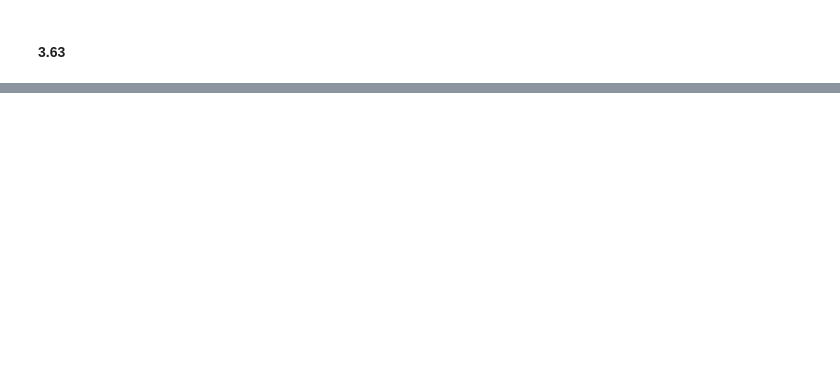
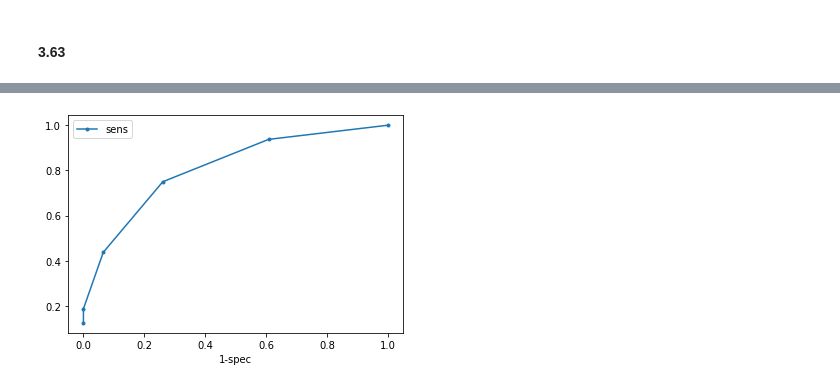
Before and after one commit to sendivogius/biostat, a Jupyter notebook: Chapter 3.ipynb, the cells around one changed output, grey strips where cells are left out. Saved outputs shown, nothing was run; the diff lists cells and outputs as text; code cells hidden in the pictures; blank space fills up the shorter version.

```diff
--- a/Chapter 3.ipynb
+++ b/Chapter 3.ipynb
@@ -539,0 +883,6 @@ pMotherIfOffspring == pMotherIfNotOffspring
+# %%
+def stats_by_thr(df, thr):
+    df_grp = df.groupby(df.CMMS <= thr).sum()
+    sens = df_grp.demand.get(True, 0)/ df_grp.demand.sum()
+    spec = df_grp.nondemand.get(False, 0)/ df_grp.nondemand.sum()
+    return sens, spec
@@ -539,0 +898,6 @@ pMotherIfOffspring == pMotherIfNotOffspring
+# %%
+data = dict()
+for t in [5, 10, 15, 20, 25, 30]:
+    data[t] = stats_by_thr(df, t)
+# %%
+roc_df = pd.DataFrame.from_dict(data, orient='index', columns=['sens', 'spec'])
@@ -539,0 +914,6 @@ pMotherIfOffspring == pMotherIfNotOffspring
+# %%
+roc_df['1-spec'] = 1-roc_df.spec
+# %%
+ax = roc_df.plot(x='1-spec', y='sens', style='.-')
+# %% [output]
+[figure, added]
```
Also changed, not shown: parts of 251 cells of this notebook.
